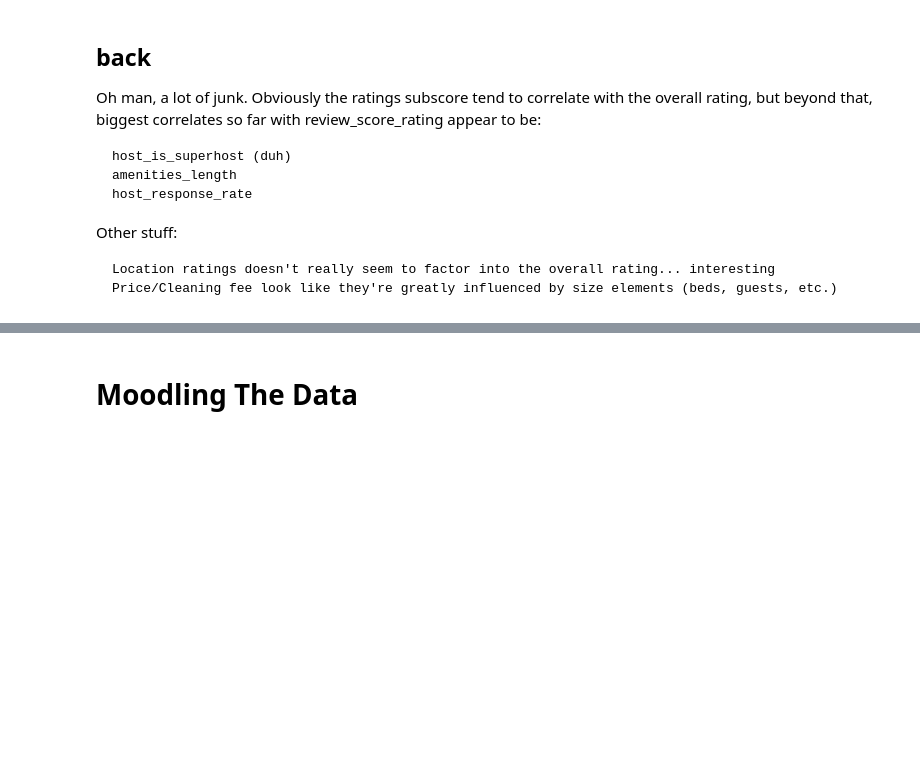
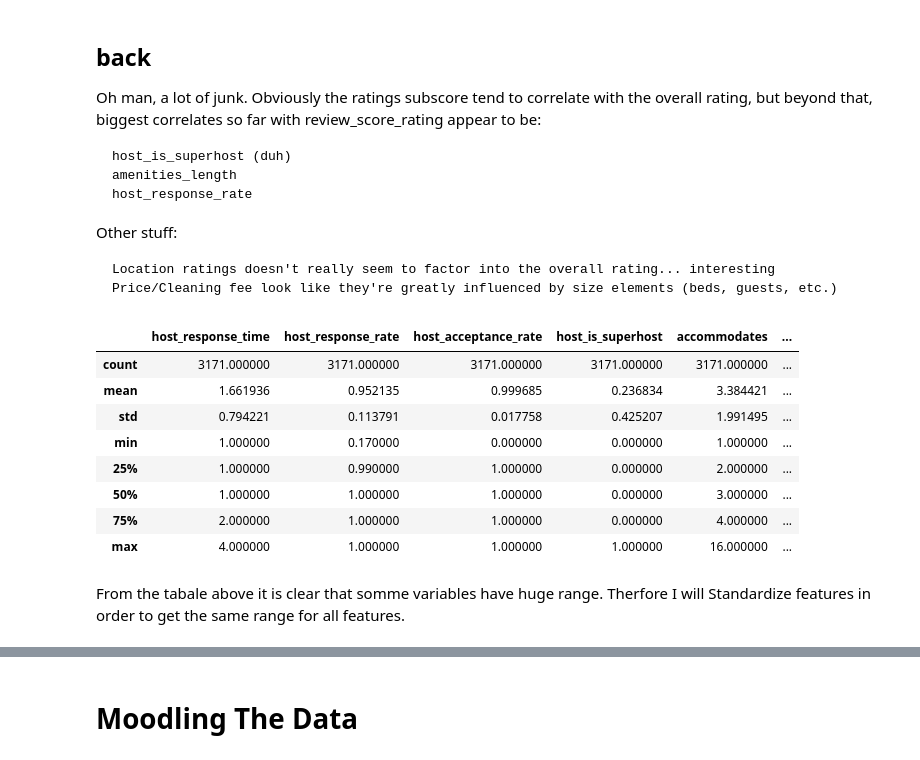
Before and after one commit to Jaouadeddadsi/Seattle-Airbnb-Open-Data, a Jupyter notebook: generate_higher_ratings.ipynb, the cells around one changed output, grey strips where cells are left out. Cells and saved outputs as stored; diff of their text form; code cells hidden in the pictures; blank space fills up the shorter version.

```diff
--- a/generate_higher_ratings.ipynb
+++ b/generate_higher_ratings.ipynb
@@ -371,3 +388,18 @@ df_model = df.loc[:,('host_response_time',
  'space_length',
  'description_length',
  'amenities_length')]
+# %%
+### looking to the range of numerical variable
+df_model.describe()
+# %% [output]
+|  | host_response_time | host_response_rate | host_acceptance_rate | host_is_superhost | accommodates | ... |
+| count | 3171.000000 | 3171.000000 | 3171.000000 | 3171.000000 | 3171.000000 | ... |
+| mean | 1.661936 | 0.952135 | 0.999685 | 0.236834 | 3.384421 | ... |
+| std | 0.794221 | 0.113791 | 0.017758 | 0.425207 | 1.991495 | ... |
+| min | 1.000000 | 0.170000 | 0.000000 | 0.000000 | 1.000000 | ... |
+| 25% | 1.000000 | 0.990000 | 1.000000 | 0.000000 | 2.000000 | ... |
+| 50% | 1.000000 | 1.000000 | 1.000000 | 0.000000 | 3.000000 | ... |
+| 75% | 2.000000 | 1.000000 | 1.000000 | 0.000000 | 4.000000 | ... |
+| max | 4.000000 | 1.000000 | 1.000000 | 1.000000 | 16.000000 | ... |
+# %% [markdown]
+ From the tabale above it is clear that somme variables have huge range. Therfore I will Standardize features in order to get the same range for all features.
```
Also changed, not shown: parts of 9 cells of this notebook.
